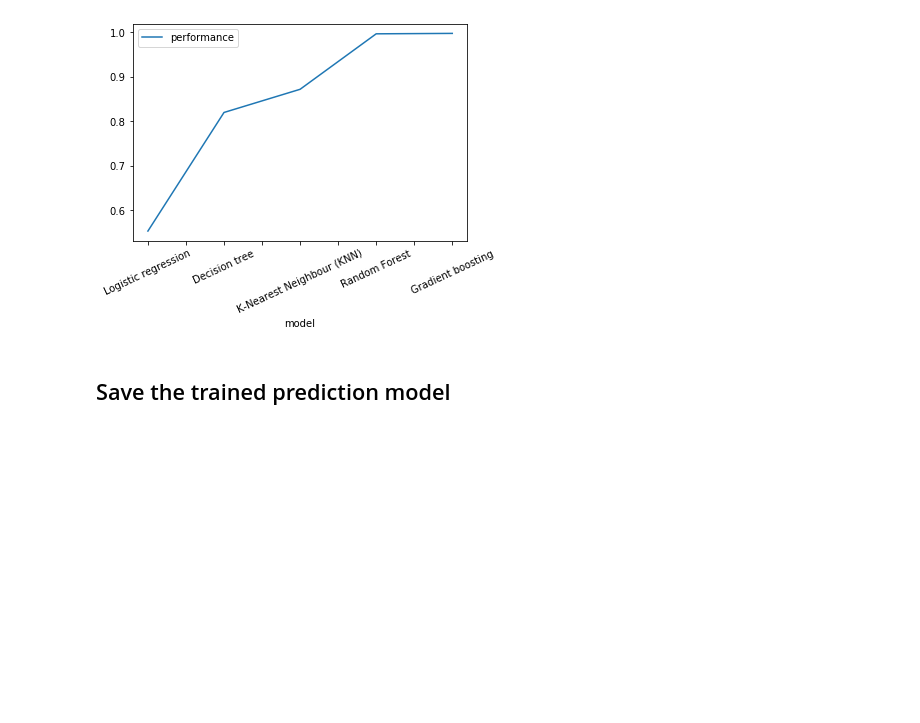
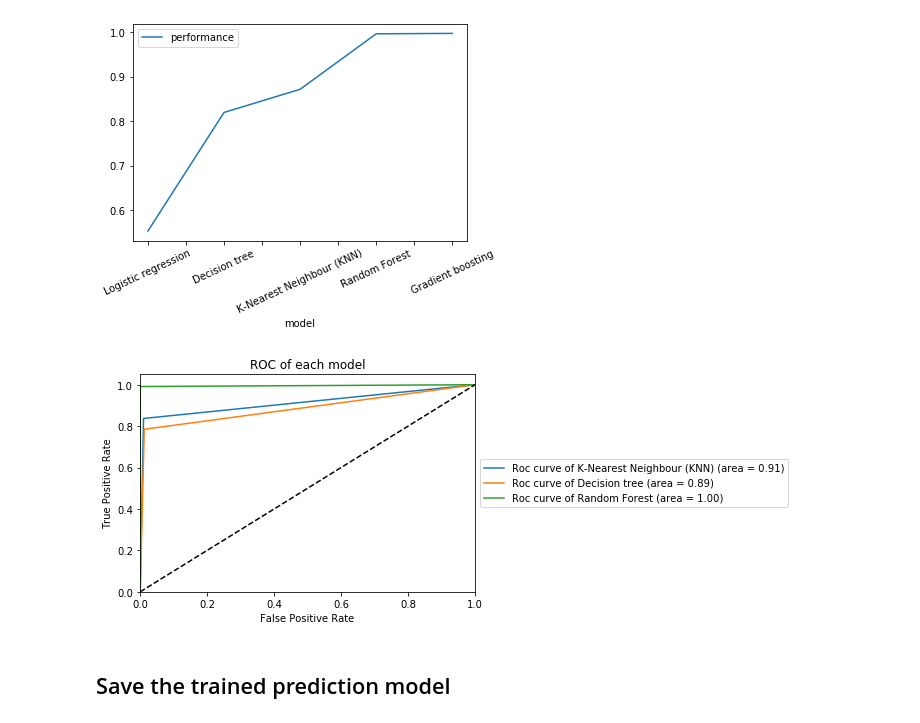
Before and after one commit to medartus/Avila-Analysis, a Jupyter notebook: notebook/Avila.ipynb, the cells around one changed output. Saved outputs shown, nothing was run; the diff lists cells and outputs as text; code cells hidden in the pictures; blank space fills up the shorter version.

```diff
--- a/notebook/Avila.ipynb
+++ b/notebook/Avila.ipynb
@@ -668,6 +669,34 @@ df.plot(rot=25, x="model")
 # %% [output]
 <matplotlib.axes._subplots.AxesSubplot at 0x...>
 [figure]
+# %%
+from sklearn.metrics import roc_curve, auc
+
+# Plot ROC curve
+plt.figure()
+for name, clf in bestModel.items():
+    if name != "Logistic regression" and name != "Gradient boosting":
+        predictions = clf.fit(x_train, y_train_multi).predict(x_test)
+
+        # Compute micro-average ROC curve and ROC area
+        fpr, tpr, _ = roc_curve(y_test_multi.ravel(), predictions.ravel())
+        roc_auc = auc(fpr, tpr)
+
+
+        plt.plot(fpr, tpr,
+                 label='Roc curve of {0} (area = {1:0.2f})'
+                       ''.format(name, roc_auc))
+
+plt.plot([0, 1], [0, 1], 'k--')
+plt.xlim([0.0, 1.0])
+plt.ylim([0.0, 1.05])
+plt.xlabel('False Positive Rate')
+plt.ylabel('True Positive Rate')
+plt.title('ROC of each model')
+plt.legend(loc='center left', bbox_to_anchor=(1, 0.5))
+plt.show()
+# %% [output]
+[figure, added]
 # %% [markdown]
 ## Save the trained prediction model
 # %%
```
Also changed, not shown: parts of 7 cells of this notebook, 3 other files.
